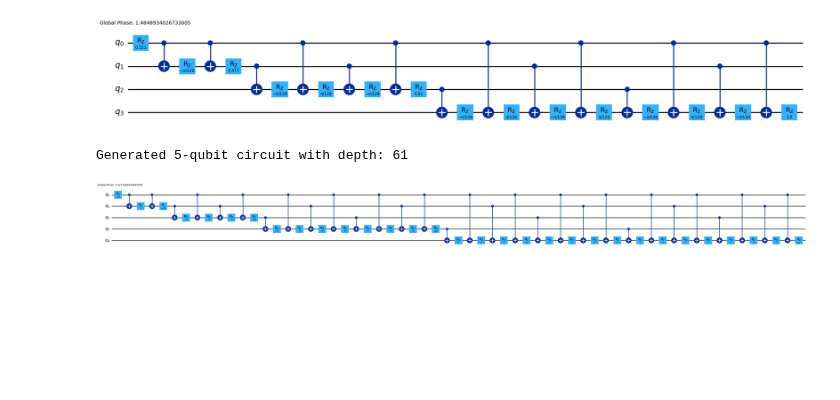
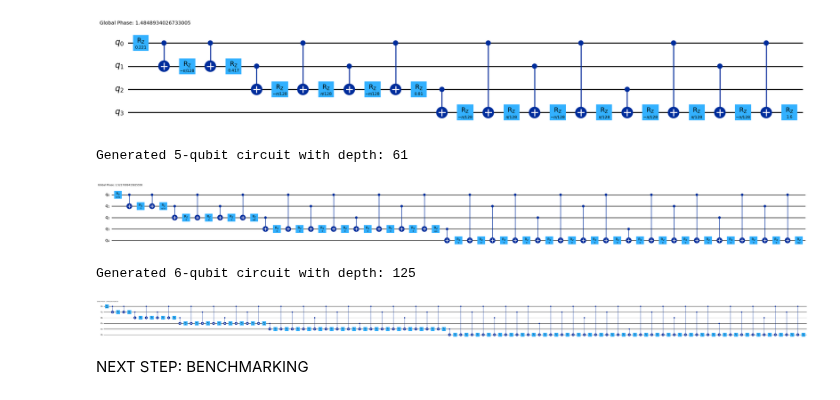
Before and after one commit to morik04/quantum-non-markovian-dynamics, a Jupyter notebook: src/optimal_walsh_circuit.ipynb, the cells around one changed output. Saved outputs shown, nothing was run; the diff lists cells and outputs as text; code cells hidden in the pictures; blank space fills up the shorter version.

```diff
--- a/src/optimal_walsh_circuit.ipynb
+++ b/src/optimal_walsh_circuit.ipynb
@@ -144,3 +138,26 @@ qc_5q.draw('mpl', fold=-1)
 # %% [output]
 Generated 5-qubit circuit with depth: 61
 [figure]
+# %%
+
+phases_6q = np.linspace(0, np.pi, 64, endpoint=False)
+
+# 2. Build the Target Unitary (Diagonal)
+# Note: Ensure you convert to complex exponentials for the gate
+diagU_6q =np.diag(np.exp(1j * phases_6q))
+
+# 3. Run Your Compiler
+# (Assuming 'build_optimal_walsh_circuit' is your defined function)
+# Ensure threshold is set to clean up tiny floating point noise
+qc_6q = build_optimal_walsh_circuit(diagU_6q)
+
+# 4. Compare vs Standard (Optional Visual Check)
+
+# 5. Draw
+print(f"Generated 6-qubit circuit with depth: {qc_6q.depth()}")
+qc_6q.draw('mpl', fold=-1)
+# %% [output]
+Generated 6-qubit circuit with depth: 125
+[figure, added]
+# %% [markdown]
+NEXT STEP: BENCHMARKING
```
Also changed, not shown: parts of 2 cells of this notebook.
